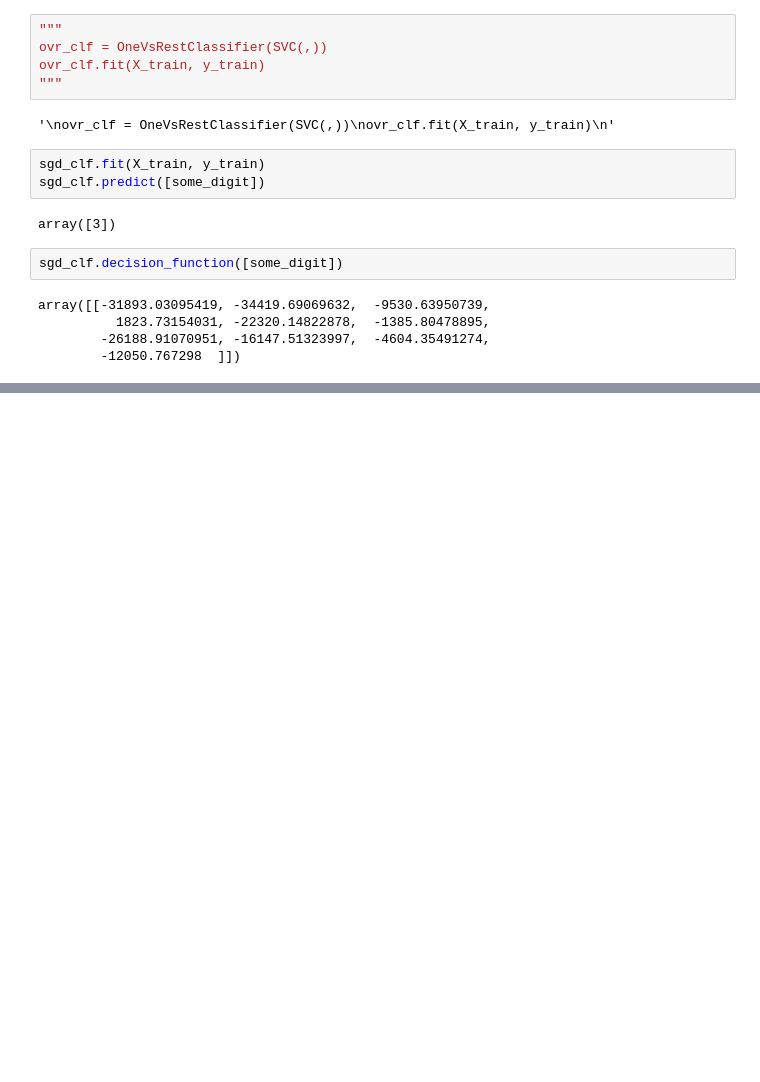
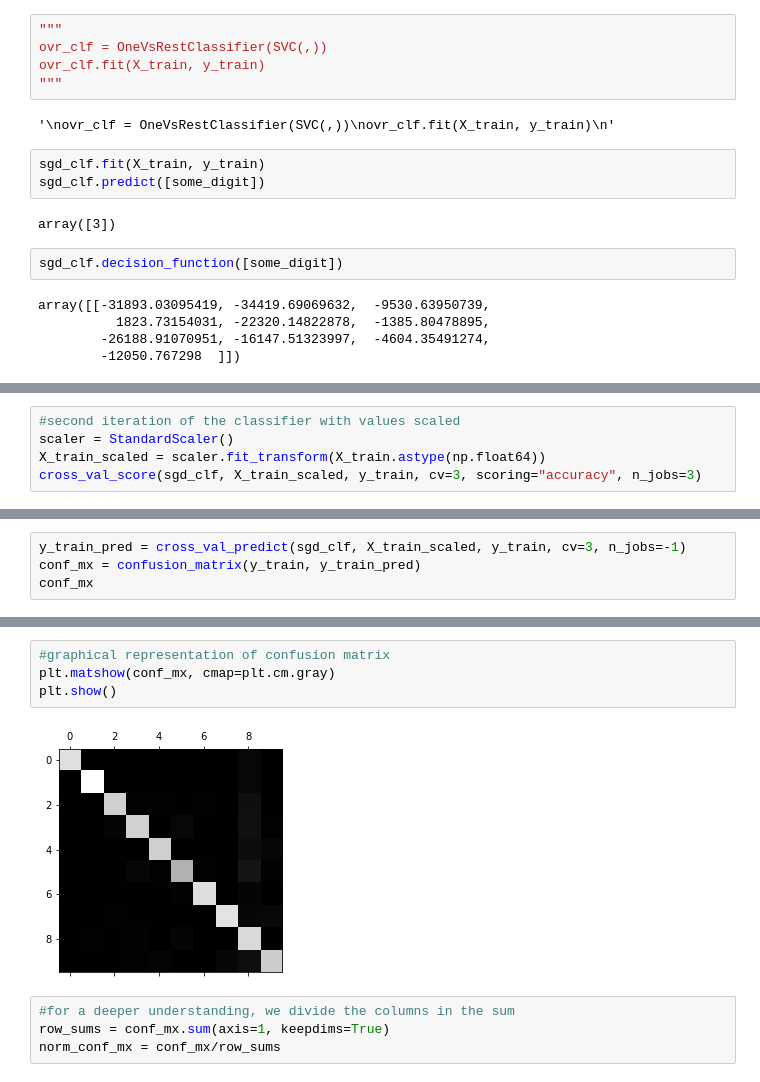
Before and after one commit to ceao1/handson_ml, a Jupyter notebook: mnist.ipynb, the cells around one changed output, grey strips where cells are left out. Cells and saved outputs as stored; diff of their text form; blank space fills up the shorter version.

```diff
--- a/mnist.ipynb
+++ b/mnist.ipynb
@@ -272,2 +277,7 @@ cross_val_score(sgd_clf, X_train, y_train, cv=3, scoring="accuracy")
 # %% [output]
 array([0.87365, 0.85835, 0.8689 ])
+# %%
+#second iteration of the classifier with values scaled
+scaler = StandardScaler()
+X_train_scaled = scaler.fit_transform(X_train.astype(np.float64))
+cross_val_score(sgd_clf, X_train_scaled, y_train, cv=3, scoring="accuracy", n_jobs=3)
@@ -273,0 +286,4 @@ array([0.87365, 0.85835, 0.8689 ])
+# %%
+y_train_pred = cross_val_predict(sgd_clf, X_train_scaled, y_train, cv=3, n_jobs=-1)
+conf_mx = confusion_matrix(y_train, y_train_pred)
+conf_mx
@@ -273,0 +301,10 @@ array([0.87365, 0.85835, 0.8689 ])
+# %%
+#graphical representation of confusion matrix
+plt.matshow(conf_mx, cmap=plt.cm.gray)
+plt.show()
+# %% [output]
+[figure, added]
+# %%
+#for a deeper understanding, we divide the columns in the sum
+row_sums = conf_mx.sum(axis=1, keepdims=True)
+norm_conf_mx = conf_mx/row_sums
```
Also changed, not shown: parts of 6 cells of this notebook.
